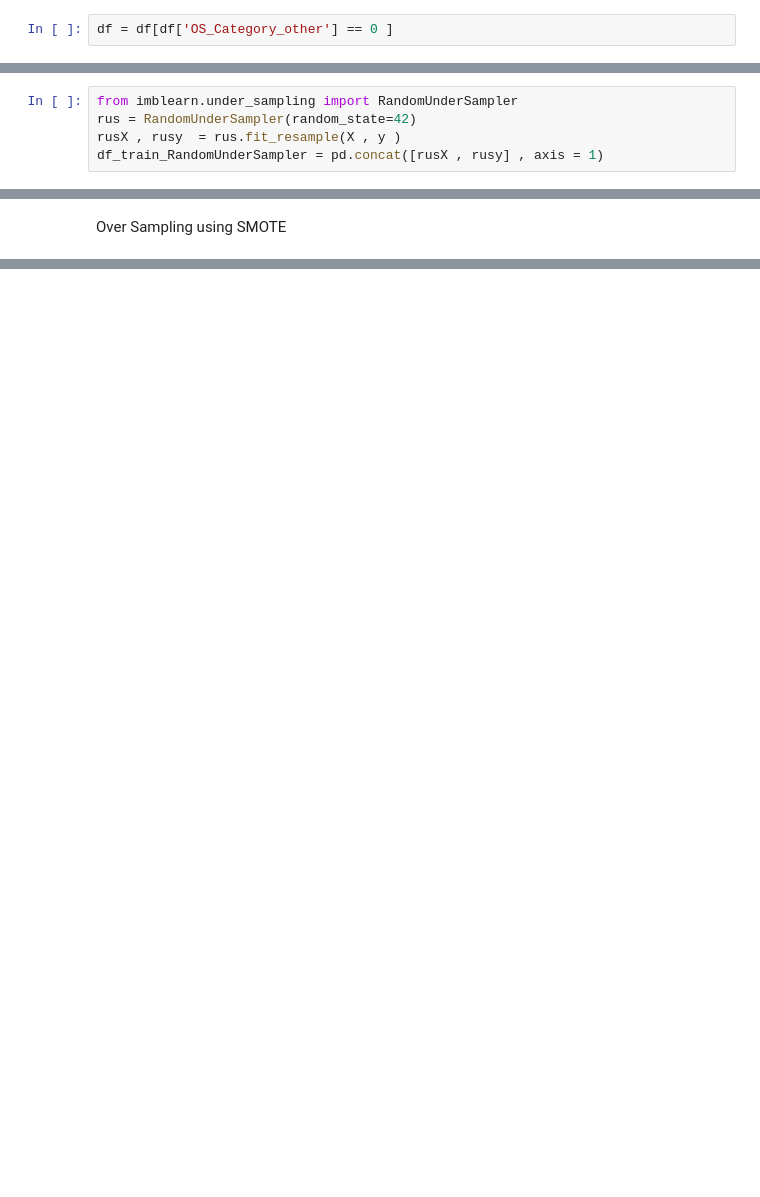
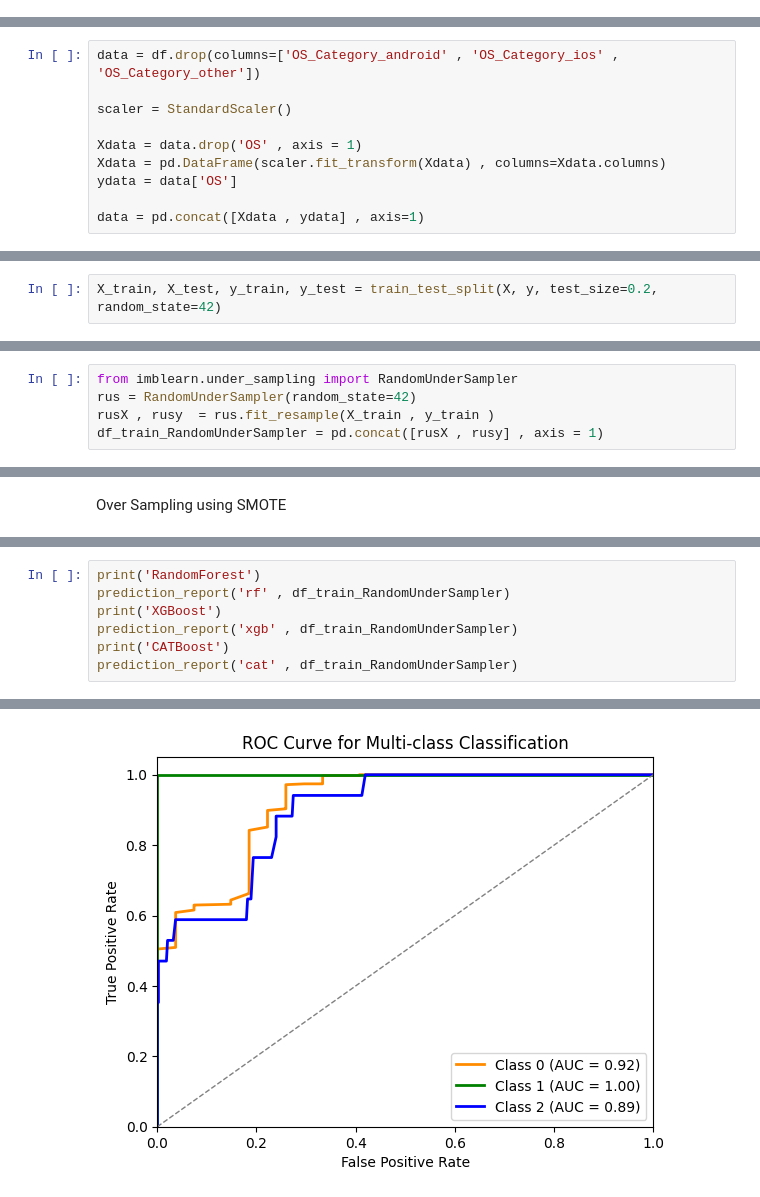
Before and after one commit to realBagher/gsmarena_analysis_anamoly, a Jupyter notebook: MachineLearning/Question2/datasets/make_datasets.ipynb, the cells around one changed output, grey strips where cells are left out. Cells and saved outputs as stored; diff of their text form; blank space fills up the shorter version.

Commit message:
making Train Test and Validation Datasets

```diff
--- a/MachineLearning/Question2/datasets/make_datasets.ipynb
+++ b/MachineLearning/Question2/datasets/make_datasets.ipynb
@@ -55,2 +52,0 @@ array([0., 1.])
-# %%
-df = df[df['OS_Category_other'] == 0 ]
@@ -61,2 +53,12 @@ data.to_csv('Binary_data.csv' , index=False)
+# %%
+data = df.drop(columns=['OS_Category_android' , 'OS_Category_ios' , 'OS_Category_other'])
+
+scaler = StandardScaler()
+
+Xdata = data.drop('OS' , axis = 1)
+Xdata = pd.DataFrame(scaler.fit_transform(Xdata) , columns=Xdata.columns)
+ydata = data['OS']
+
+data = pd.concat([Xdata , ydata] , axis=1)
 # %%
 df_train , df_test = train_test_split(data, test_size=0.15, random_state=42)
@@ -114,9 +76,11 @@ df_train_RandomOverSampling.to_csv('df_train_RandomOverSampling.csv' , index=Fal
+# %%
+X_train, X_test, y_train, y_test = train_test_split(X, y, test_size=0.2, random_state=42)
 # %% [markdown]
 Random Under Sampling with imbalanced-learn
 # %%
 from imblearn.under_sampling import RandomUnderSampler
 rus = RandomUnderSampler(random_state=42)
-rusX , rusy  = rus.fit_resample(X , y )
+rusX , rusy  = rus.fit_resample(X_train , y_train )
 df_train_RandomUnderSampler = pd.concat([rusX , rusy] , axis = 1)
 # %%
 df_train_RandomUnderSampler['OS'].value_counts()
@@ -175,0 +211,8 @@ Name: count, dtype: int64
+# %%
+print('RandomForest')
+prediction_report('rf' , df_train_RandomUnderSampler)
+print('XGBoost')
+prediction_report('xgb' , df_train_RandomUnderSampler)
+print('CATBoost')
+prediction_report('cat' , df_train_RandomUnderSampler)
+# %% [output]
@@ -175,0 +232 @@ Name: count, dtype: int64
+[figure, added]
```
Also changed, not shown: parts of 44 cells of this notebook, 16 other files.
